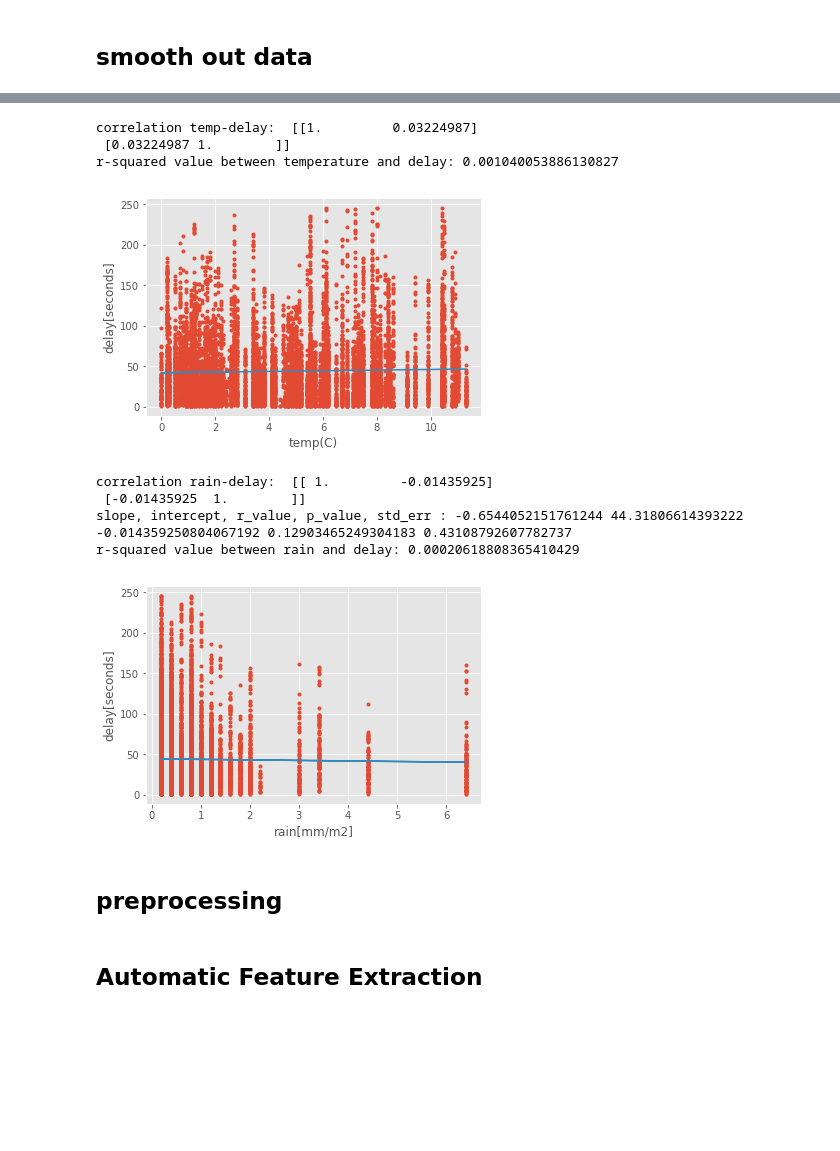
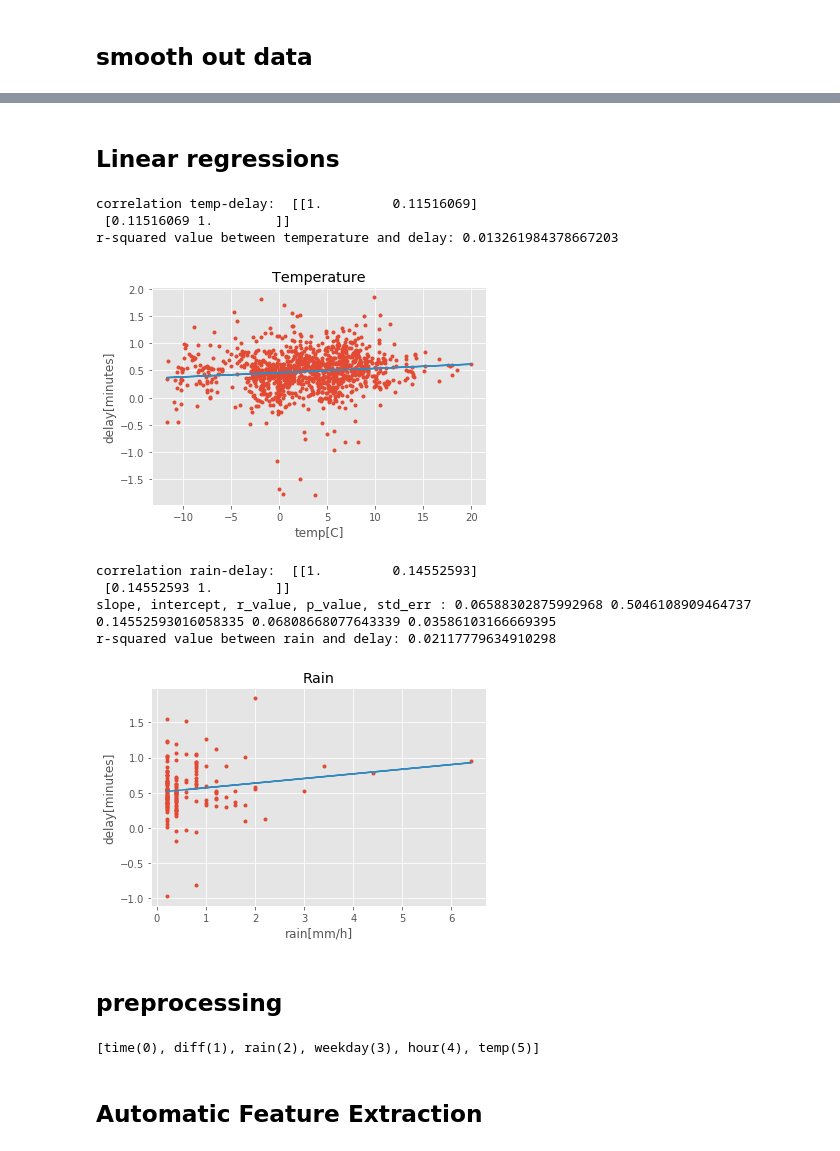
Before and after one commit to nasty-bos/creative_data_mining, a Jupyter notebook: delay.ipynb, the cells around one changed output, grey strips where cells are left out. Drawn from its saved outputs; the diff is of its cells as text; code cells hidden in the pictures; blank space fills up the shorter version.

```diff
--- a/delay.ipynb
+++ b/delay.ipynb
@@ -83,15 +97,15 @@ weather data columns: 3
 # %%
 # === inner merge on both time col which are in datetime format
 # === choose between df and df69!!!
-merge = df69.merge(wet, left_on='time', right_on='time', how='inner')
+merge = df.merge(wet, left_on='time', right_on='time', how='inner')
 
 # === check size
 q = merge.shape[1]
 o = merge.shape[0]
 print('merge data rows: %d' % o)
 print('merge data columns: %d' % q)
-# print(merge.head())
-# print(merge.dtypes)
+print(merge.head())
+print(merge.dtypes)
 
 # # === 2D temp and rain
 # x = merge['rain']
@@ -146,64 +296,55 @@ scurr.drop(scurr.columns[[0, 1]], axis=1, inplace=True)
+# %% [markdown]
+## Linear regressions
 # %%
-from sklearn.linear_model import LinearRegression
-
-# # === weekday
-# print('correlation weekday-delay: ', np.corrcoef(smooth.loc[:, 'weekday'], smooth.loc[:, 'diff']))
-# slope, intercept, r_value, p_value, std_err = stats.linregress(smooth.loc[:, 'weekday'], smooth.loc[:, 'diff'])
-# print("r-squared value between weekday and delay:", r_value ** 2)
-# # === hour
-# print('correlation hour-delay: ', np.corrcoef(smooth.loc[:, 'hour'], smooth.loc[:, 'diff']))
-# slope, intercept, r_value, p_value, std_err = stats.linregress(smooth.loc[:, 'hour'], smooth.loc[:, 'diff'])
-# print("r-squared value between hour and delay:", r_value ** 2)
-
 # === temp
 print('correlation temp-delay: ', np.corrcoef(smooth.loc[:, 'temp'], smooth.loc[:, 'diff']))
 slope, intercept, r_value, p_value, std_err = stats.linregress(smooth.loc[:, 'temp'], smooth.loc[:, 'diff'])
 print("r-squared value between temperature and delay:", r_value ** 2)
 
 plt.plot(smooth['temp'], smooth['diff'], '.')
 plt.plot(smooth['temp'], slope*smooth['temp'] + intercept, '-')
-plt.xlabel("temp(C)")
-plt.ylabel("delay[seconds]")
-plt.savefig('./output/tempdelayLinReg.png', format='png', dpi=800)
+plt.title("Temperature")
+plt.xlabel("temp[C]")
+plt.ylabel("delay[minutes]")
+plt.savefig('./output/temp_lin.png', format='png', dpi=2000)
 plt.show()
 
+scurr = smooth[smooth['rain'] > 0]    # only rainevents
 # === rain
-print('correlation rain-delay: ', np.corrcoef(smooth['rain'], smooth['diff']))
-slope, intercept, r_value, p_value, std_err = stats.linregress(smooth.loc[:, 'rain'], smooth.loc[:, 'diff'])
+print('correlation rain-delay: ', np.corrcoef(scurr['rain'], scurr['diff']))
+slope, intercept, r_value, p_value, std_err = stats.linregress(scurr.loc[:, 'rain'], scurr.loc[:, 'diff'])
 print('slope, intercept, r_value, p_value, std_err :', slope, intercept, r_value, p_value, std_err)
 print("r-squared value between rain and delay:", r_value ** 2)
-plt.plot(smooth['rain'], smooth['diff'], '.')
-plt.plot(smooth['rain'], slope*smooth['rain'] + intercept, '-')
-plt.xlabel("rain[mm/m2]")
-plt.ylabel("delay[seconds]")
-plt.savefig('./output/raindelayLinReg.png', format='png', dpi=800)
+plt.plot(scurr['rain'], scurr['diff'], '.')
+plt.plot(scurr['rain'], slope*scurr['rain'] + intercept, '-')
+plt.title("Rain")
+plt.xlabel("rain[mm/h]")
+plt.ylabel("delay[minutes]")
+plt.savefig('./output/rain_lin.png', format='png', dpi=2000)
 plt.show()
 
 
 # x1 = X_train[:,1].astype(int)
 # x2 = X_test[:,1].astype(int)
 # %% [output]
-correlation temp-delay:  [[1.         0.03224987]
- [0.03224987 1.        ]]
-r-squared value between temperature and delay: 0.001040053886130827
+correlation temp-delay:  [[1.         0.11516069]
+ [0.11516069 1.        ]]
+r-squared value between temperature and delay: 0.013261984378667203
-[figure, old version]
+[figure, new version]
-correlation rain-delay:  [[ 1.         -0.01435925]
- [-0.01435925  1.        ]]
-slope, intercept, r_value, p_value, std_err : -0.6544052151761244 44.31806614393222 -0.014359250804067192 0.12903465249304183 0.43108792607782737
-r-squared value between rain and delay: 0.00020618808365410429
+correlation rain-delay:  [[1.         0.14552593]
+ [0.14552593 1.        ]]
+slope, intercept, r_value, p_value, std_err : 0.06588302875992968 0.5046108909464737 0.14552593016058335 0.06808668077643339 0.03586103166669395
+r-squared value between rain and delay: 0.02117779634910298
-[figure, old version]
+[figure, new version]
 # %% [markdown]
 ## preprocessing
 # %%
-from sklearn.svm import SVC
-from sklearn import model_selection
-from sklearn.datasets import make_regression
-from sklearn.model_selection import cross_val_score
-from sklearn.preprocessing import StandardScaler
-from sklearn.decomposition import PCA
+print('[time(0), diff(1), rain(2), weekday(3), hour(4), temp(5)]')
 
+scurr['diff'] = scurr['diff']*60    # seconds delay
 dataframe = scurr
 array = dataframe.values
+
 X = array[:,[2,3,4,5]]
 Y = array[:,[1]].astype('int')
 Y = Y.ravel()
@@ -215,6 +356,8 @@ X_train, X_test, Y_train, Y_test = model_selection.train_test_split(X, Y, test_s
 # sorted_index = np.argsort(X_test)
 # X_test = X_test[sorted_index]
 # Y_test = Y_test[sorted_index]
+# %% [output]
+[time(0), diff(1), rain(2), weekday(3), hour(4), temp(5)]
 # %% [markdown]
 ## Automatic Feature Extraction
 # %%
```
Also changed, not shown: parts of 15 cells of this notebook.
